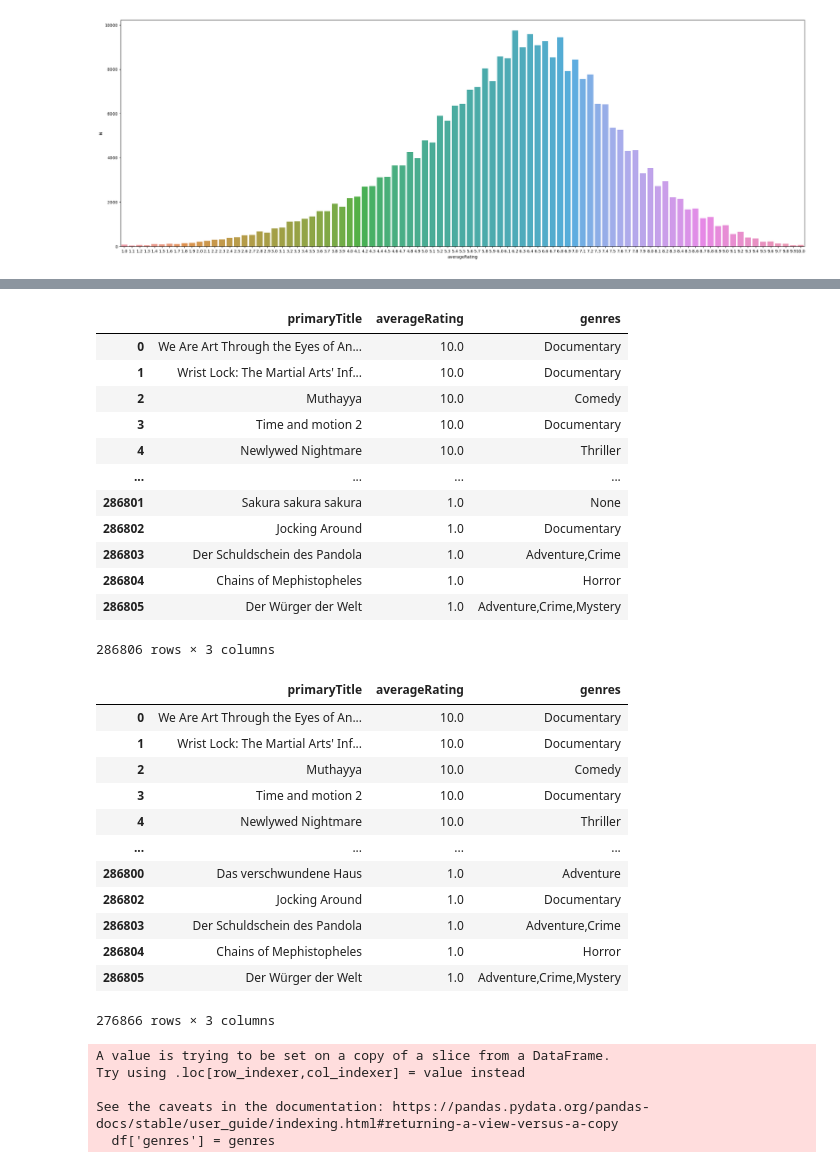
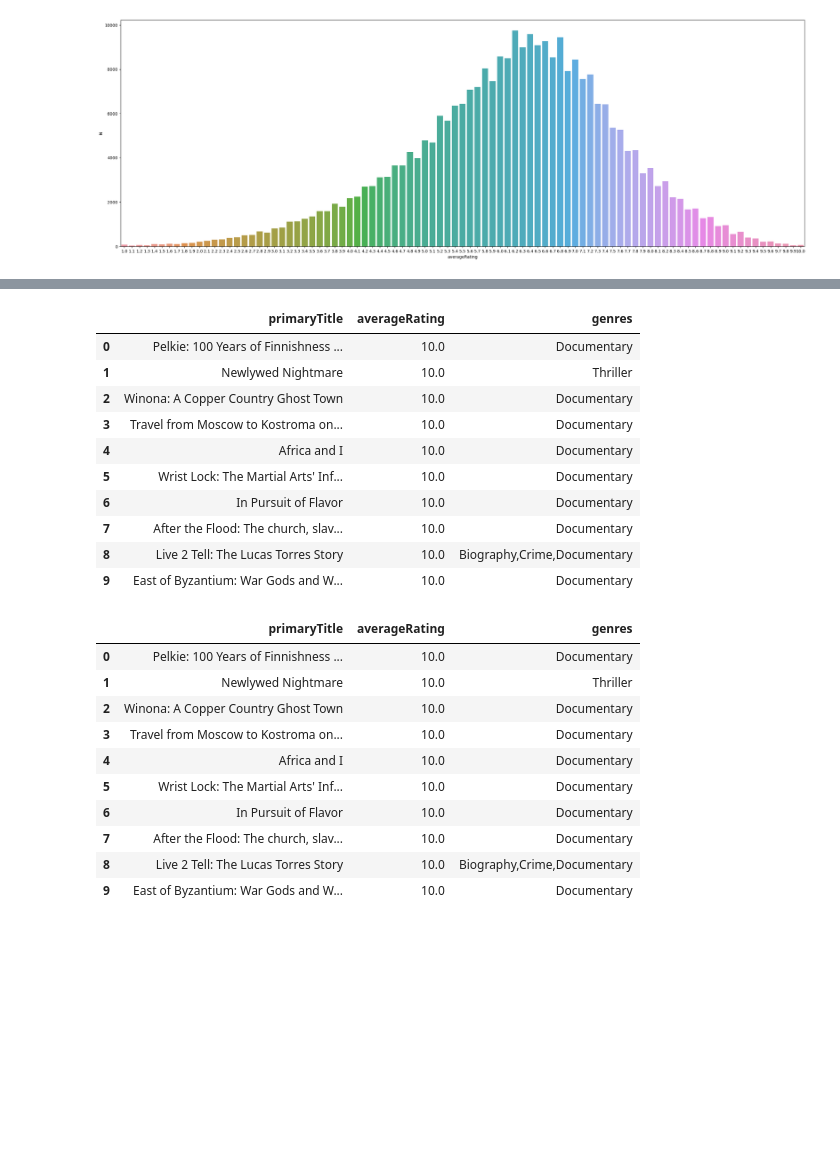
Before and after one commit to data-IA-2022/Netfloox_David_Sylvine_Evelyne, a Jupyter notebook: exploration.ipynb, the cells around one changed output, grey strips where cells are left out. Drawn from its saved outputs; the diff is of its cells as text; code cells hidden in the pictures; blank space fills up the shorter version.

```diff
--- a/exploration.ipynb
+++ b/exploration.ipynb
@@ -79,53 +76,44 @@ for name in df['primaryTitle']:
 # %%
 # les dix films les mieux notés par genre
 df=pd.read_sql("""
-               Select "primaryTitle", "averageRating", "genres" from title_ratings tr
+               Select "primaryTitle", "averageRating", genres from title_ratings tr
                left join title_basics tb
                on (tr.tconst = tb.tconst)
                where tb."titleType" = 'movie'
-               ORDER BY tr."averageRating" desc;
+               ORDER BY tr."averageRating" desc
+               limit 10;
                """, engine)
 df
 # %% [output]
 |  | primaryTitle | averageRating | genres |
-| 0 | We Are Art Through the Eyes of An... | 10.0 | Documentary |
-| 1 | Wrist Lock: The Martial Arts' Inf... | 10.0 | Documentary |
-| 2 | Muthayya | 10.0 | Comedy |
-| 3 | Time and motion 2 | 10.0 | Documentary |
-| 4 | Newlywed Nightmare | 10.0 | Thriller |
-| ... | ... | ... | ... |
-| 286801 | Sakura sakura sakura | 1.0 | None |
-| 286802 | Jocking Around | 1.0 | Documentary |
-| 286803 | Der Schuldschein des Pandola | 1.0 | Adventure,Crime |
-| 286804 | Chains of Mephistopheles | 1.0 | Horror |
-| 286805 | Der Würger der Welt | 1.0 | Adventure,Crime,Mystery |
+| 0 | Pelkie: 100 Years of Finnishness ... | 10.0 | Documentary |
+| 1 | Newlywed Nightmare | 10.0 | Thriller |
+| 2 | Winona: A Copper Country Ghost Town | 10.0 | Documentary |
+| 3 | Travel from Moscow to Kostroma on... | 10.0 | Documentary |
+| 4 | Africa and I | 10.0 | Documentary |
+| 5 | Wrist Lock: The Martial Arts' Inf... | 10.0 | Documentary |
+| 6 | In Pursuit of Flavor | 10.0 | Documentary |
+| 7 | After the Flood: The church, slav... | 10.0 | Documentary |
+| 8 | Live 2 Tell: The Lucas Torres Story | 10.0 | Biography,Crime,Documentary |
+| 9 | East of Byzantium: War Gods and W... | 10.0 | Documentary |
-286806 rows × 3 columns
 # %%
 df = df.dropna()
 df
 # %% [output]
 |  | primaryTitle | averageRating | genres |
-| 0 | We Are Art Through the Eyes of An... | 10.0 | Documentary |
-| 1 | Wrist Lock: The Martial Arts' Inf... | 10.0 | Documentary |
-| 2 | Muthayya | 10.0 | Comedy |
-| 3 | Time and motion 2 | 10.0 | Documentary |
-| 4 | Newlywed Nightmare | 10.0 | Thriller |
-| ... | ... | ... | ... |
-| 286800 | Das verschwundene Haus | 1.0 | Adventure |
-| 286802 | Jocking Around | 1.0 | Documentary |
-| 286803 | Der Schuldschein des Pandola | 1.0 | Adventure,Crime |
-| 286804 | Chains of Mephistopheles | 1.0 | Horror |
-| 286805 | Der Würger der Welt | 1.0 | Adventure,Crime,Mystery |
+| 0 | Pelkie: 100 Years of Finnishness ... | 10.0 | Documentary |
+| 1 | Newlywed Nightmare | 10.0 | Thriller |
+| 2 | Winona: A Copper Country Ghost Town | 10.0 | Documentary |
+| 3 | Travel from Moscow to Kostroma on... | 10.0 | Documentary |
+| 4 | Africa and I | 10.0 | Documentary |
+| 5 | Wrist Lock: The Martial Arts' Inf... | 10.0 | Documentary |
+| 6 | In Pursuit of Flavor | 10.0 | Documentary |
+| 7 | After the Flood: The church, slav... | 10.0 | Documentary |
+| 8 | Live 2 Tell: The Lucas Torres Story | 10.0 | Biography,Crime,Documentary |
+| 9 | East of Byzantium: War Gods and W... | 10.0 | Documentary |
-276866 rows × 3 columns
 # %%
 genres = [item[0] for item in df['genres'].str.split(',')]
 df['genres'] = genres
-# %% [output]
-A value is trying to be set on a copy of a slice from a DataFrame.
-Try using .loc[row_indexer,col_indexer] = value instead
-
-See the caveats in the documentation: https://pandas.pydata.org/pandas-docs/stable/user_guide/indexing.html#returning-a-view-versus-a-copy
-  df['genres'] = genres
 # %%
 # classement des dix films les mieux notés en fonction de leur genre
 genres_uniques = [item for item in df['genres'].unique()]
```
Also changed, not shown: parts of 4 cells of this notebook.
